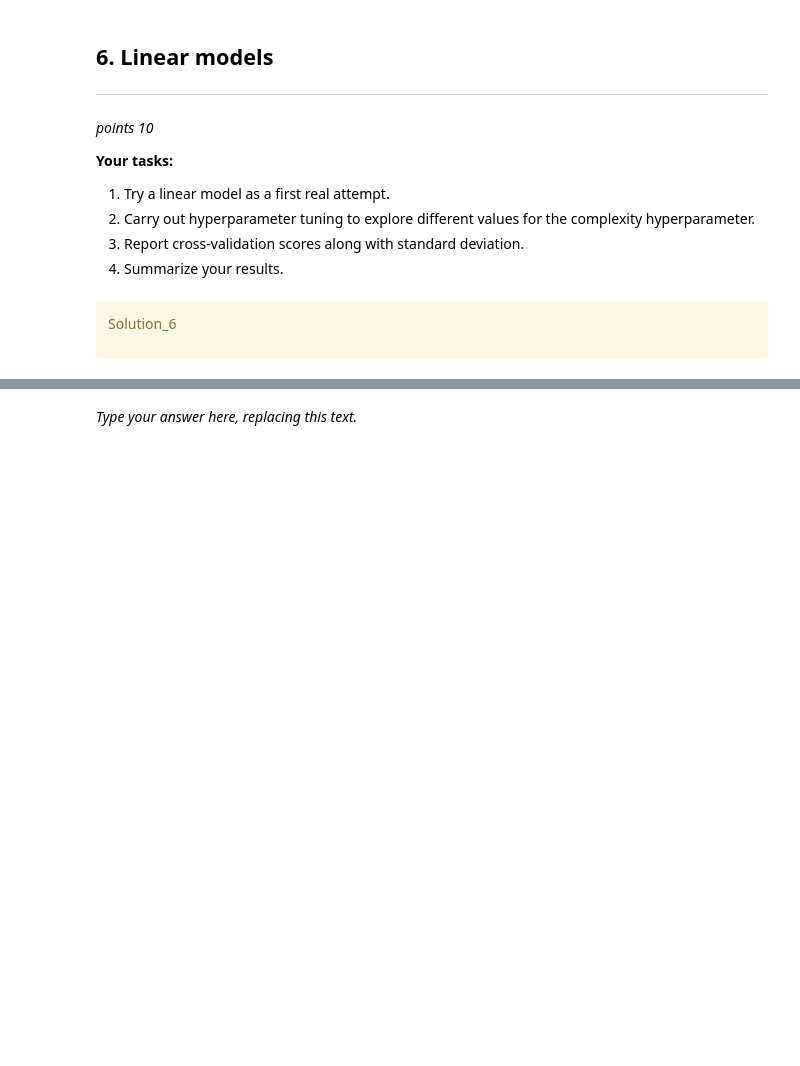
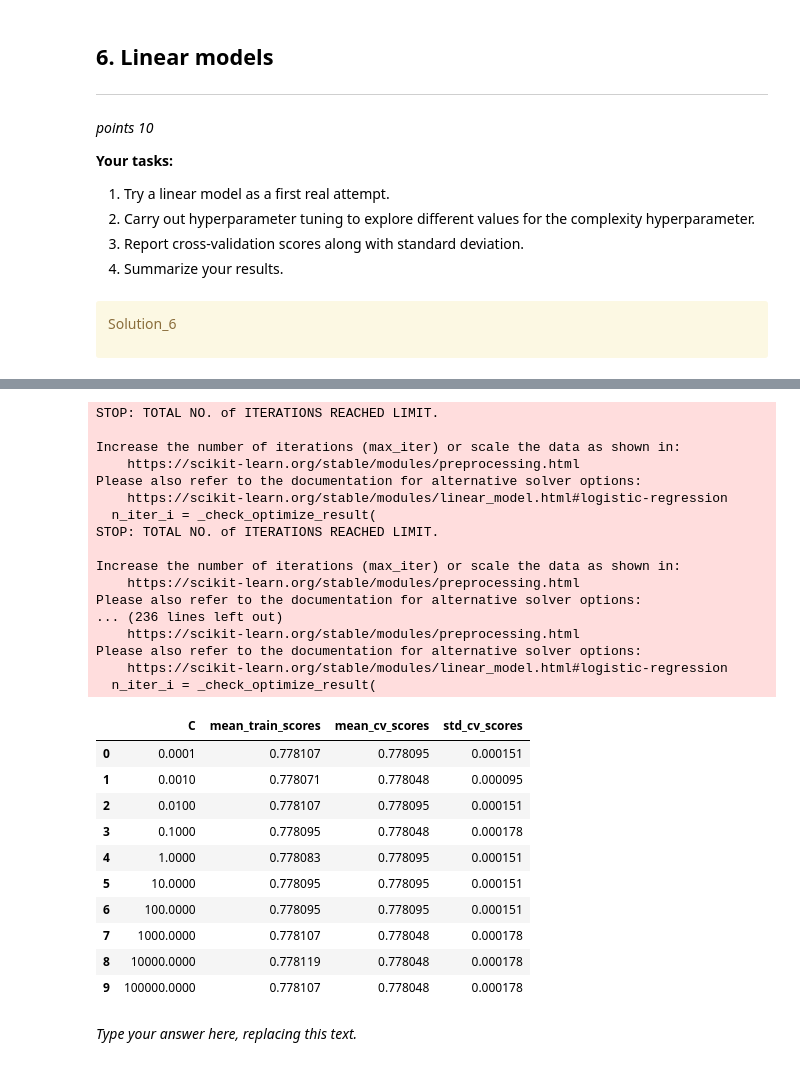
Before and after one commit to ShenranTomWang/CPSC330HW, a Jupyter notebook: hw5.ipynb, the cells around one changed output, grey strips where cells are left out. Saved outputs shown, nothing was run; the diff lists cells and outputs as text; code cells hidden in the pictures; blank space fills up the shorter version.

```diff
--- a/hw5.ipynb
+++ b/hw5.ipynb
@@ -301,3 +461,50 @@ Solution_6
+# %%
+#lecture 7
+scores_dict = {
+    "C": 10.0 ** np.arange(-4, 6, 1),
+    "mean_train_scores": [],
+    "mean_cv_scores": [],
+    "std_cv_scores": [],
+}
+
+for C in scores_dict["C"]:
+    lr = LogisticRegression(C=C)
+    scores = cross_validate(lr, X_train, y_train, return_train_score=True, return_estimator=True)
+    scores_dict["mean_train_scores"].append(scores["train_score"].mean())
+    scores_dict["mean_cv_scores"].append(scores["test_score"].mean())
+    scores_dict["std_cv_scores"].append(scores["test_score"].std())
+
+results_df = pd.DataFrame(scores_dict)
+results_df
+# %% [output]
+STOP: TOTAL NO. of ITERATIONS REACHED LIMIT.
+
+Increase the number of iterations (max_iter) or scale the data as shown in:
+    https://scikit-learn.org/stable/modules/preprocessing.html
+Please also refer to the documentation for alternative solver options:
+    https://scikit-learn.org/stable/modules/linear_model.html#logistic-regression
+  n_iter_i = _check_optimize_result(
+STOP: TOTAL NO. of ITERATIONS REACHED LIMIT.
+
+Increase the number of iterations (max_iter) or scale the data as shown in:
+    https://scikit-learn.org/stable/modules/preprocessing.html
+Please also refer to the documentation for alternative solver options:
+... (236 lines left out)
+    https://scikit-learn.org/stable/modules/preprocessing.html
+Please also refer to the documentation for alternative solver options:
+    https://scikit-learn.org/stable/modules/linear_model.html#logistic-regression
+  n_iter_i = _check_optimize_result(
+|  | C | mean_train_scores | mean_cv_scores | std_cv_scores |
+| 0 | 0.0001 | 0.778107 | 0.778095 | 0.000151 |
+| 1 | 0.0010 | 0.778071 | 0.778048 | 0.000095 |
+| 2 | 0.0100 | 0.778107 | 0.778095 | 0.000151 |
+| 3 | 0.1000 | 0.778095 | 0.778048 | 0.000178 |
+| 4 | 1.0000 | 0.778083 | 0.778095 | 0.000151 |
+| 5 | 10.0000 | 0.778095 | 0.778095 | 0.000151 |
+| 6 | 100.0000 | 0.778095 | 0.778095 | 0.000151 |
+| 7 | 1000.0000 | 0.778107 | 0.778048 | 0.000178 |
+| 8 | 10000.0000 | 0.778119 | 0.778048 | 0.000178 |
+| 9 | 100000.0000 | 0.778107 | 0.778048 | 0.000178 |
 # %% [markdown]
 _Type your answer here, replacing this text._
 # %% [markdown]
```
Also changed, not shown: parts of 38 cells of this notebook.
